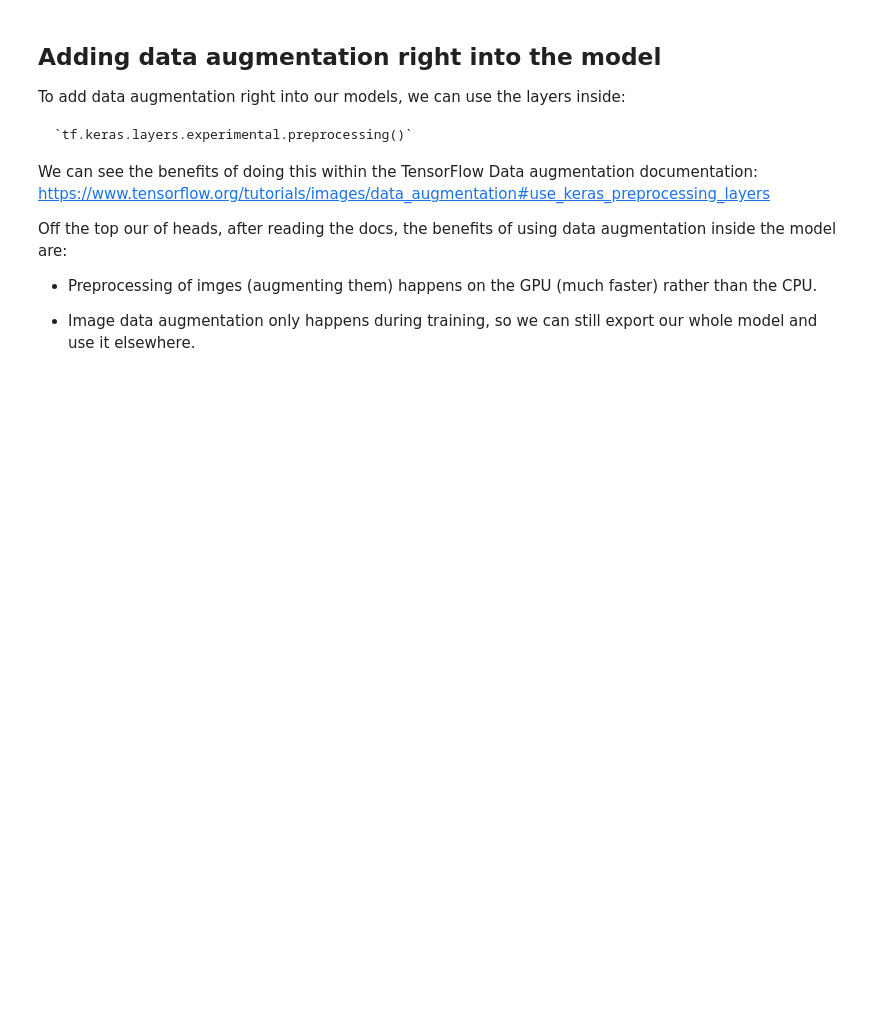
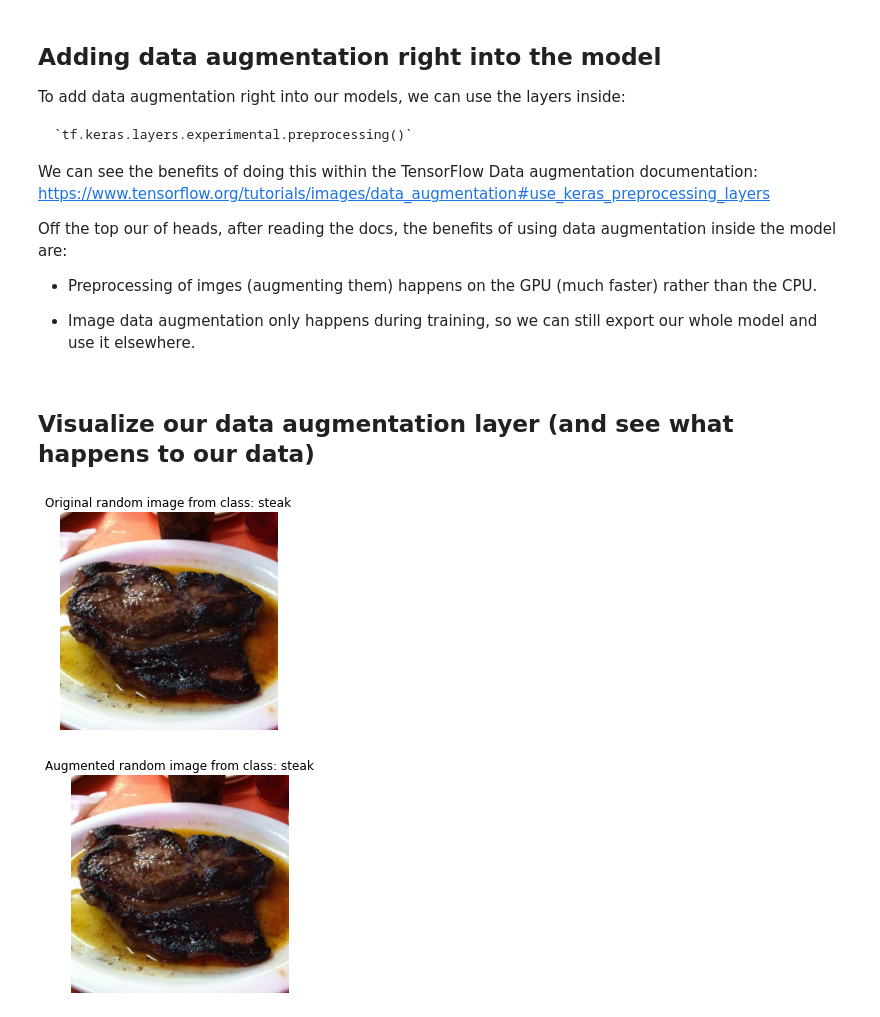
Before and after one commit to donheshanthaka/TensorFlow-Deep-Learning, a Jupyter notebook: 05_transfer_learning_in_tensorflow_part_2_fine_tuning.ipynb, the cells around one changed output. Cells and saved outputs as stored; diff of their text form; code cells hidden in the pictures; blank space fills up the shorter version.

Commit message:
Visualizing data augmentation

```diff
--- a/05_transfer_learning_in_tensorflow_part_2_fine_tuning.ipynb
+++ b/05_transfer_learning_in_tensorflow_part_2_fine_tuning.ipynb
@@ -408,3 +408,34 @@ data_augmentation = keras.Sequential([
   preprocessing.RandomWidth(0.2),
   # preprocessing.Rescale(1./255) # Keep for models like ResNet50V2 but EfficientNet's having resclaing built-in
 ], name="data_augmentation")
+# %% [markdown]
+## Visualize our data augmentation layer (and see what happens to our data)
+# %%
+
+
+# View a random image and compare it to its augmented version
+import matplotlib.pyplot as plt
+import matplotlib.image as mpimg
+import os
+import random
+target_class = random.choice(train_data_1_percent.class_names)
+target_dir = "10_food_classes_1_percent/train/" + target_class
+random_image = random.choice(os.listdir(target_dir))
+random_image_path = target_dir + "/" + random_image
+
+# Read and plot in the random image
+img = mpimg.imread(random_image_path)
+plt.imshow(img)
+plt.title(f"Original random image from class: {target_class}")
+plt.axis(False);
+
+# Now let's plot our augmented random image
+augmented_img = data_augmentation(tf.expand_dims(img, axis=0))
+plt.figure()
+plt.imshow(tf.squeeze(augmented_img)/255.)
+plt.title(f"Augmented random image from class: {target_class}")
+plt.axis(False);
+# print(augmented_img)
+# %% [output]
+[figure, added]
+[figure, added]
```
